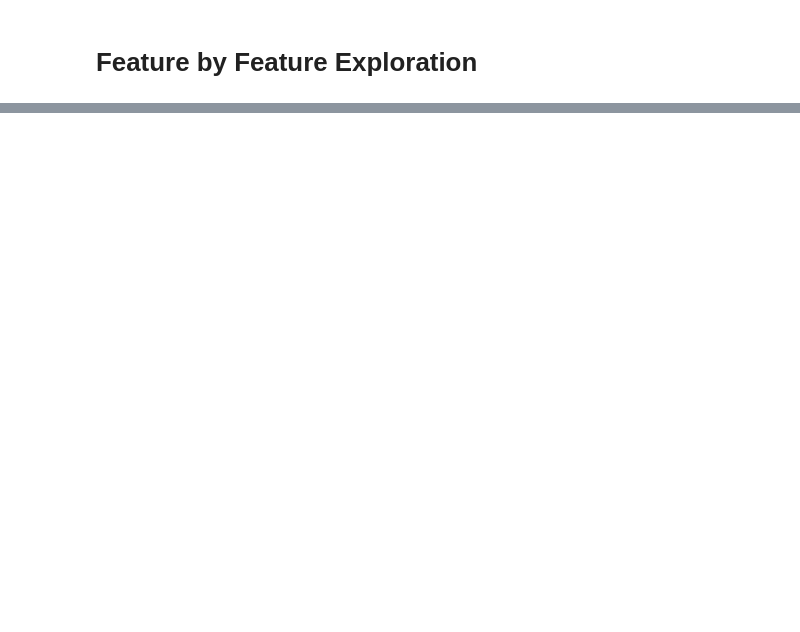
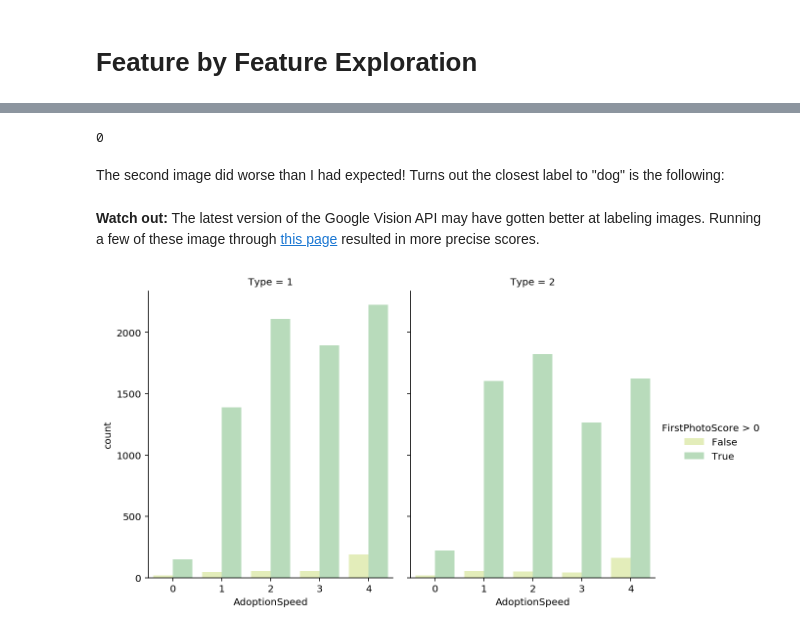
Before and after one commit to alhankeser/kaggle-petfinder, a Jupyter notebook: notebooks/step-by-step-eda-and-score-improvements.ipynb, the cells around one changed output, grey strips where cells are left out. Cells and saved outputs as stored; diff of their text form; code cells hidden in the pictures; blank space fills up the shorter version.

Commit message:
Photo feature building

```diff
--- a/notebooks/step-by-step-eda-and-score-improvements.ipynb
+++ b/notebooks/step-by-step-eda-and-score-improvements.ipynb
@@ -174,0 +238,8 @@ Score:  0.12413
+# %%
+score = 0
+with open('../input/train_metadata/0a9f9f178-7.json') as f:
+    good_image = json.load(f)
+for label in good_image['labelAnnotations']:
+    if label['description'] == 'dog':
+        score = label['score']
+print(score)
@@ -174,0 +253,12 @@ Score:  0.12413
+# %%
+score = 0
+with open('../input/train_metadata/0b3deeb66-2.json') as f:
+    good_image = json.load(f)
+for label in good_image['labelAnnotations']:
+    if label['description'] == 'dog':
+        score = label['score']
+print(score)
+# %% [output]
+0
+# %% [markdown]
+The second image did worse than I had expected! Turns out the closest label to "dog" is the following:
@@ -174,0 +270,2 @@ Score:  0.12413
+# %% [markdown]
+**Watch out:** The latest version of the Google Vision API may have gotten better at labeling images. Running a few of these image through [this page](https://cloud.google.com/vision/) resulted in more precise scores.
@@ -174,0 +314,8 @@ Score:  0.12413
+# %%
+train_df['FirstPhotoScore > 0'] = train_df['FirstPhotoScore'] > 0
+
+sns.catplot("AdoptionSpeed", col="Type",
+                hue="FirstPhotoScore > 0", data=train_df,
+                kind="count", height=5, aspect=.8);
+# %% [output]
+[figure, added]
```
Also changed, not shown: parts of 52 cells of this notebook, 2 other files.
